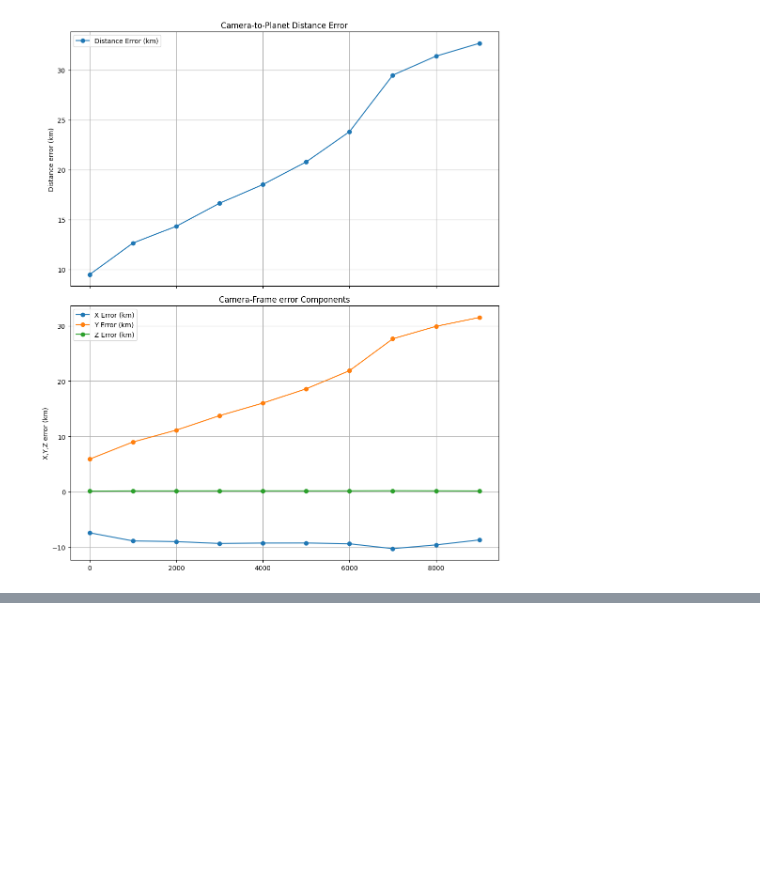
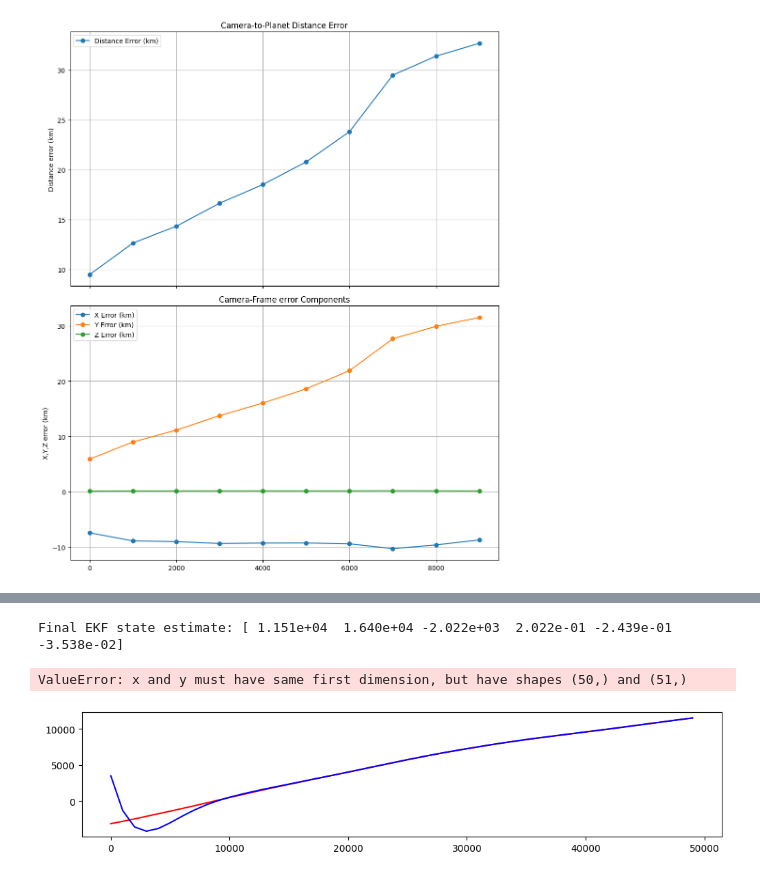
Before and after one commit to colin-skinner/horizon-op-nav, a Jupyter notebook: notebooks/InterfaceTester2.ipynb, the cells around one changed output, grey strips where cells are left out. Saved outputs shown, nothing was run; the diff lists cells and outputs as text; code cells hidden in the pictures; blank space fills up the shorter version.

```diff
--- a/notebooks/InterfaceTester2.ipynb
+++ b/notebooks/InterfaceTester2.ipynb
@@ -375 +396,42 @@ plot_trajs(mus, states_noisy, body_struct)
+# %%
+# plot EKF estimates vs true trajectory and CR estimates vs time
+mus = np.array(mus)
+states_noisy = np.array(states_noisy)
+
+
+plt.figure(figsize=(12, 8))
+plt.subplot(3, 1, 1)
+print("Final EKF state estimate:", ekf.mu)
+# Align array lengths with ts (mus and states_noisy are length 51, ts is 50)
+mus = mus[:len(ts)]
+states_noisy = states_noisy[:len(ts)]
+plt.plot(ts, -rp_est_CR[:, 0], label='CR Estimate X', color='r')
+plt.plot(ts, mus[:, 0], label='EKF Estimate X', color='b')
+plt.plot(ts, states_perfect[:, 0], label='Perfect True X', color='g', linestyle='--')
+plt.plot(ts, states_noisy[:, 0], label='Noisy True X', color='k', linestyle='--')
+plt.xlabel('Time (s)')
+plt.ylabel('X Position (km)')
+plt.legend()
+plt.subplot(3, 1, 2)
+plt.plot(ts, -rp_est_CR[:, 1], label='CR Estimate Y', color='r')
+plt.plot(ts, mus[:, 1], label='EKF Estimate Y', color='b')
+plt.plot(ts, states_perfect[:, 1], label='Perfect True Y', color='g', linestyle='--')
+plt.plot(ts, states_noisy[:, 1], label='Noisy True Y', color='k', linestyle='--')
+plt.xlabel('Time (s)')
+plt.ylabel('Y Position (km)')
+plt.legend()
+plt.subplot(3, 1, 3)
+plt.plot(ts, -rp_est_CR[:, 2], label='CR Estimate Z', color='r')
+plt.plot(ts, mus[:, 2], label='EKF Estimate Z', color='b')
+plt.plot(ts, states_perfect[:, 2], label='Perfect True Z', color='g', linestyle='--')
+plt.plot(ts, states_noisy[:, 2], label='Noisy True Z', color='k', linestyle='--')
+plt.xlabel('Time (s)')
+plt.ylabel('Z Position (km)')
+plt.legend()
+plt.tight_layout()
+plt.show()
+# %% [output]
+Final EKF state estimate: [ 1.151e+04  1.640e+04 -2.022e+03  2.022e-01 -2.439e-01 -3.538e-02]
+ValueError: x and y must have same first dimension, but have shapes (50,) and (51,)
+[figure, added]
 # %%
```
Also changed, not shown: parts of 18 cells of this notebook, 6 other files.
